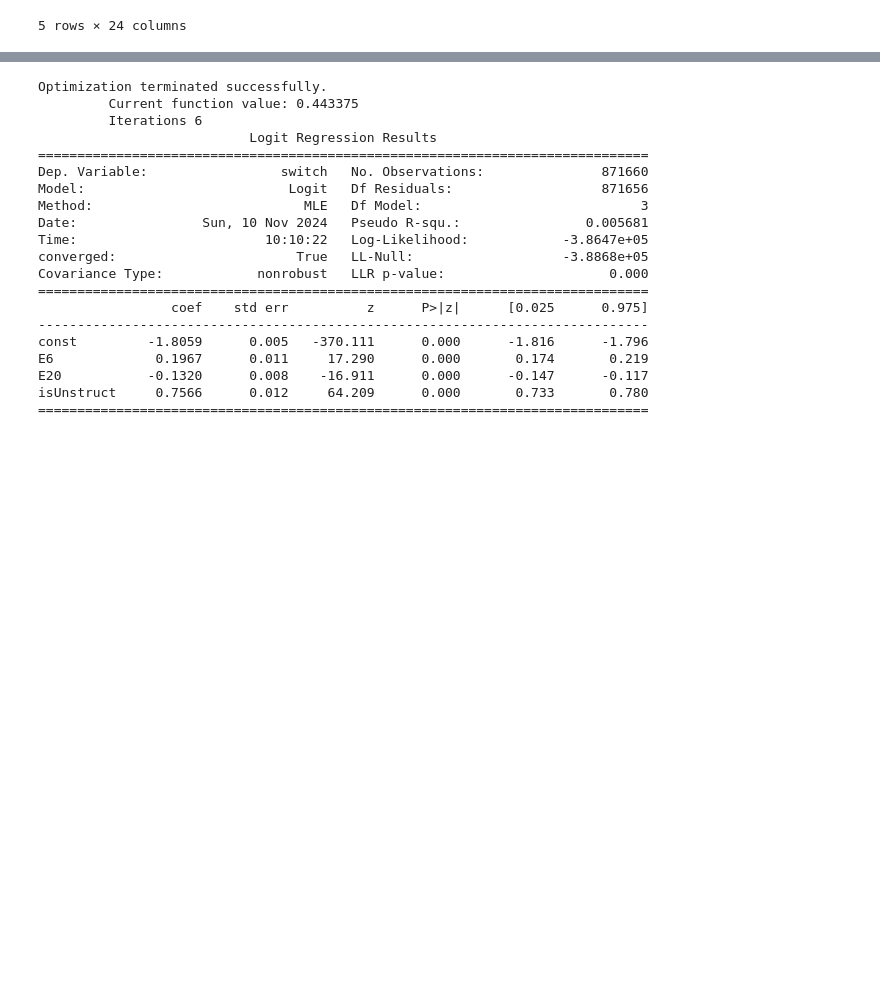
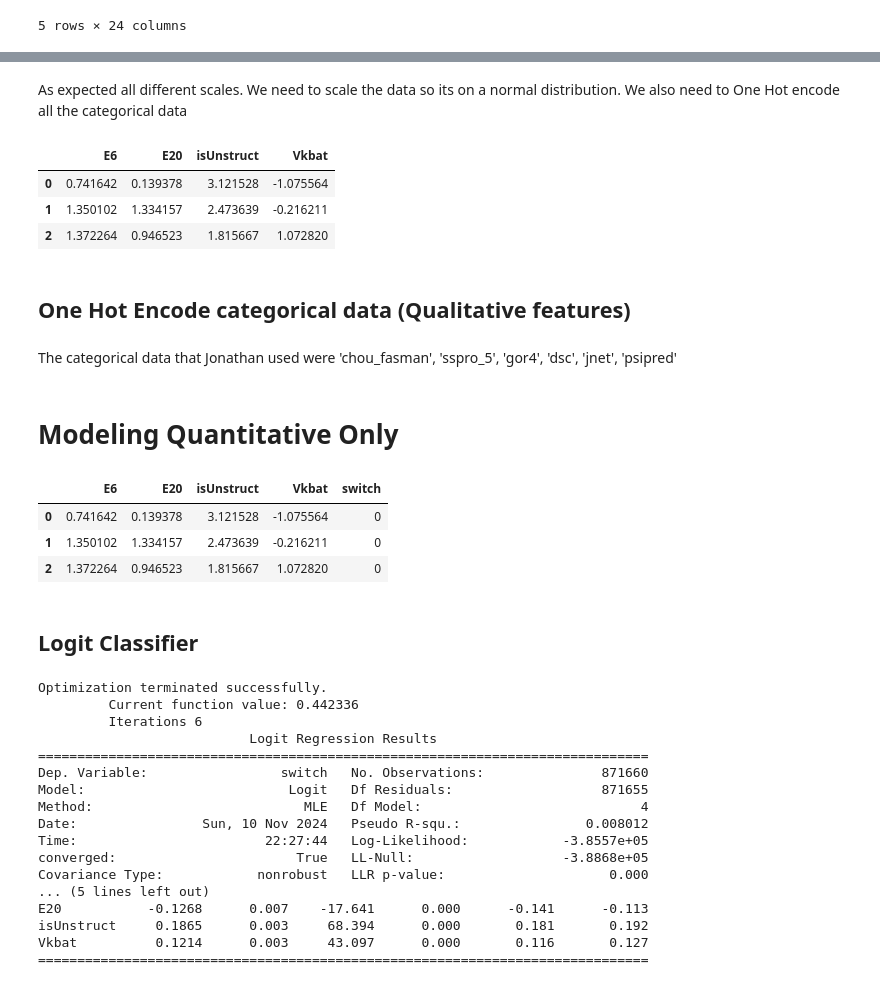
Before and after one commit to cristopher-d-delgado/research-LustigGroup-SJSU, a Jupyter notebook: modeling.ipynb, the cells around one changed output, grey strips where cells are left out. Saved outputs shown, nothing was run; the diff lists cells and outputs as text; code cells hidden in the pictures; blank space fills up the shorter version.

```diff
--- a/modeling.ipynb
+++ b/modeling.ipynb
@@ -125,7 +155,43 @@ data3_cleaned = data3.dropna()
+# %% [markdown]
+As expected all different scales. We need to scale the data so its on a normal distribution. We also need to One Hot encode all the categorical data
+# %%
+# Initialize Standard Scaler
+scaler = StandardScaler()
+
+# Seperate features from target
+data_quantitative = data2[["E6", 'E20', "isUnstruct", "Vkbat"]]
+
+# Fit and transform data
+standardized_data = scaler.fit_transform(data_quantitative)
+
+# Convert to dataframe
+standardized_df = pd.DataFrame(standardized_data, columns=data_quantitative.columns, index=data2.index)
+standardized_df.head(3)
+# %% [output]
+|  | E6 | E20 | isUnstruct | Vkbat |
+| 0 | 0.741642 | 0.139378 | 3.121528 | -1.075564 |
+| 1 | 1.350102 | 1.334157 | 2.473639 | -0.216211 |
+| 2 | 1.372264 | 0.946523 | 1.815667 | 1.072820 |
+# %% [markdown]
+## One Hot Encode categorical data (Qualitative features)
+# %% [markdown]
+The categorical data that Jonathan used were 'chou_fasman', 'sspro_5', 'gor4', 'dsc', 'jnet', 'psipred'
+# %% [markdown]
+# Modeling Quantitative Only
+# %%
+quantitative = pd.concat([standardized_df, data2['switch']], axis=1)
+quantitative.head(3)
+# %% [output]
+|  | E6 | E20 | isUnstruct | Vkbat | switch |
+| 0 | 0.741642 | 0.139378 | 3.121528 | -1.075564 | 0 |
+| 1 | 1.350102 | 1.334157 | 2.473639 | -0.216211 | 0 |
+| 2 | 1.372264 | 0.946523 | 1.815667 | 1.072820 | 0 |
+# %% [markdown]
+## Logit Classifier
 # %%
 # Now lets define features and target
-X = data3_cleaned[["E6", "E20", "isUnstruct"]]
-y = data3_cleaned["switch"]
+X = quantitative.iloc[:, :-1]
+y = quantitative.iloc[:, -1]
 
 # Add intercept to the model
 X = sm.add_constant(X)
@@ -142,23 +208,20 @@ print(result.summary())
 print()
 # %% [output]
 Optimization terminated successfully.
-         Current function value: 0.443375
+         Current function value: 0.442336
          Iterations 6
                            Logit Regression Results
 ==============================================================================
 Dep. Variable:                 switch   No. Observations:               871660
-Model:                          Logit   Df Residuals:                   871656
-Method:                           MLE   Df Model:                            3
-Date:                Sun, 10 Nov 2024   Pseudo R-squ.:                0.005681
-Time:                        10:10:22   Log-Likelihood:            -3.8647e+05
+Model:                          Logit   Df Residuals:                   871655
+Method:                           MLE   Df Model:                            4
+Date:                Sun, 10 Nov 2024   Pseudo R-squ.:                0.008012
+Time:                        22:27:44   Log-Likelihood:            -3.8557e+05
 converged:                       True   LL-Null:                   -3.8868e+05
 Covariance Type:            nonrobust   LLR p-value:                     0.000
+... (5 lines left out)
+E20           -0.1268      0.007    -17.641      0.000      -0.141      -0.113
+isUnstruct     0.1865      0.003     68.394      0.000       0.181       0.192
+Vkbat          0.1214      0.003     43.097      0.000       0.116       0.127
 ==============================================================================
-                 coef    std err          z      P>|z|      [0.025      0.975]
-------------------------------------------------------------------------------
-const         -1.8059      0.005   -370.111      0.000      -1.816      -1.796
-E6             0.1967      0.011     17.290      0.000       0.174       0.219
-E20           -0.1320      0.008    -16.911      0.000      -0.147      -0.117
-isUnstruct     0.7566      0.012     64.209      0.000       0.733       0.780
-==============================================================================
 # %%
```
Also changed, not shown: parts of 12 cells of this notebook.
